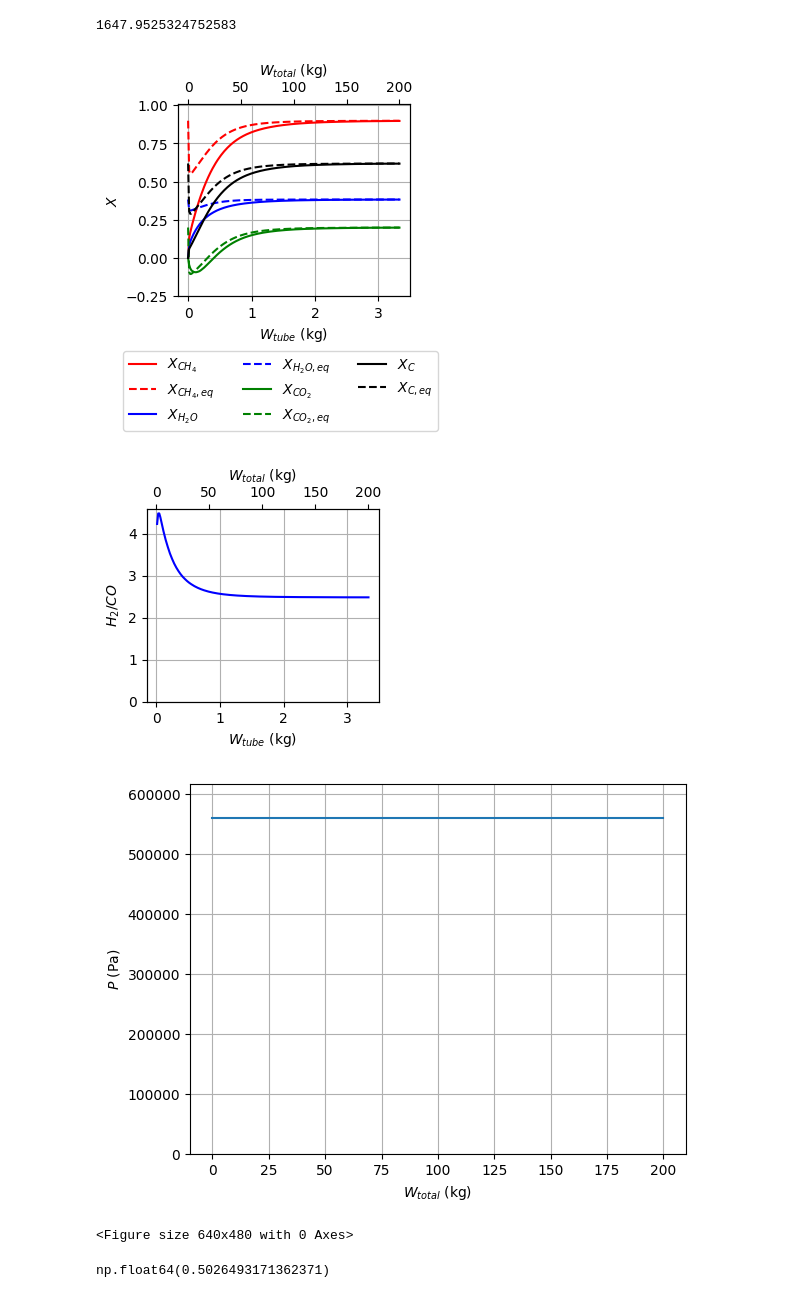
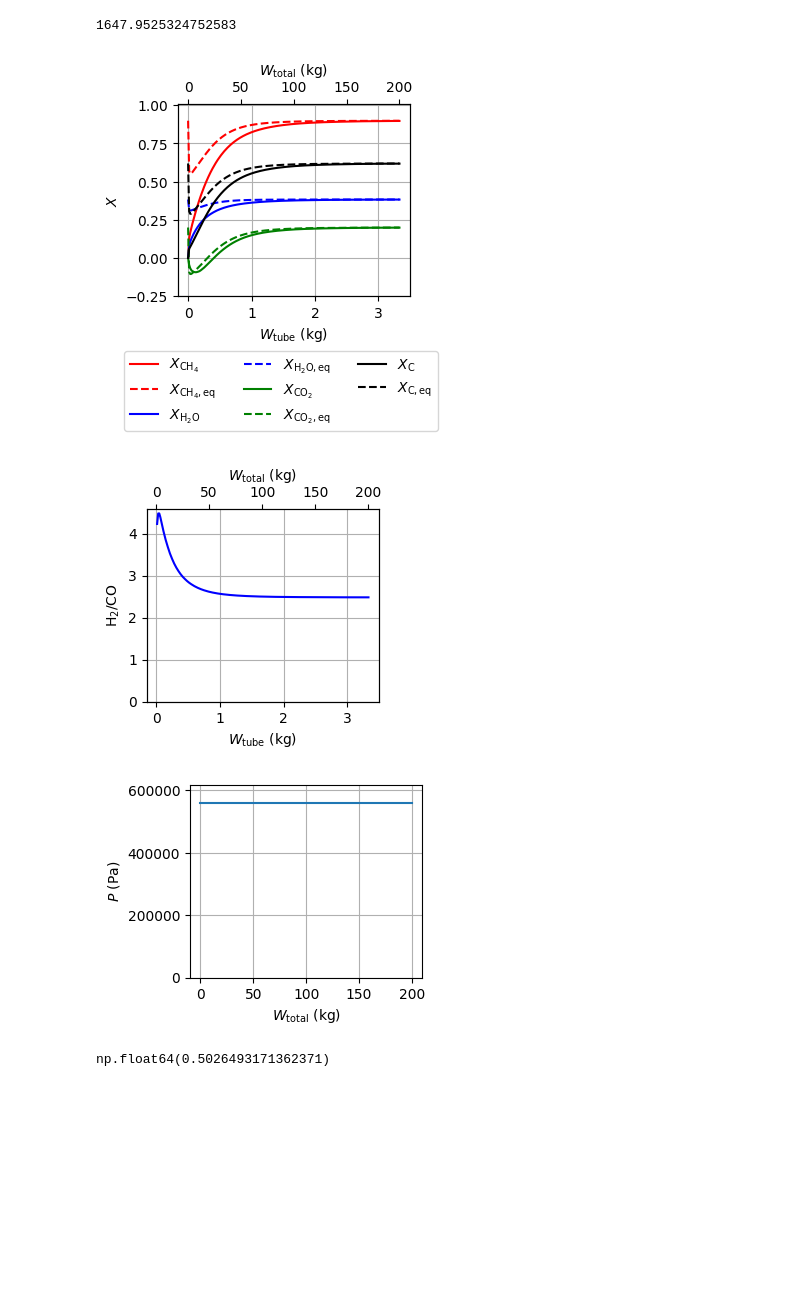
Before and after one commit to rafaelbeloduarte/BSR_reactor_parametric_study, a Jupyter notebook: BSR_pilot_reactor_complete_model_paper.ipynb, the cells around one changed output. Saved outputs shown, nothing was run; the diff lists cells and outputs as text; code cells hidden in the pictures; blank space fills up the shorter version.

```diff
--- a/BSR_pilot_reactor_complete_model_paper.ipynb
+++ b/BSR_pilot_reactor_complete_model_paper.ipynb
@@ -135,12 +135,12 @@ def odes(W, Y, T_a, D, U, Dp, eff_SRM, eff_WGS):
     return [dF_H2O_dW, dF_CO2_dW, dF_H2_dW, df_N2_dW, dF_CH4_dW, dF_CO_dW, dT_dW, dP_dW]
 # %%
 n_tubes = 60
-F_CH4_e = 0.1276 # mol/s
-F_CO2_e = 0.0851 # mol/s
-F_H2O_e = 2*F_CH4_e # mol/s
-F_CH4_e = F_CH4_e/n_tubes # mol/s
-F_CO2_e = F_CO2_e/n_tubes # mol/s
-F_H2O_e = F_H2O_e/n_tubes # mol/s
+F_CH4_in = 0.1276 # mol/s
+F_CO2_in = 0.0851 # mol/s
+F_H2O_in = 2*F_CH4_in # mol/s
+F_CH4_in = F_CH4_in/n_tubes # mol/s
+F_CO2_in = F_CO2_in/n_tubes # mol/s
+F_H2O_in = F_H2O_in/n_tubes # mol/s
 F_N2_e = 0
 F_H2_e = 0
 F_CO_e = 0
@@ -153,7 +153,7 @@ P0 = 5.6e5 # Pa
 bed_porosity = (0.9198/((D_our/Dp)**2)) + 0.3414
 cat_dens = 2530 # kg/m³
 bed_packing = (1-bed_porosity)*cat_dens
-Y0 = np.array([F_H2O_e, F_CO2_e, F_H2_e,  F_N2_e, F_CH4_e, F_CO_e, T_K, P0])
+Y0 = np.array([F_H2O_in, F_CO2_in, F_H2_e,  F_N2_e, F_CH4_in, F_CO_e, T_K, P0])
 
 mass_cat = 200 # kg
 mass_cat = mass_cat/n_tubes # kg
@@ -182,9 +182,9 @@ T = sol.y[6]
 Pressure = sol.y[7]
 T_out_C = T - 273
 
-X_CH4 = (F_CH4_e - F_CH4)/F_CH4_e
-X_CO2 = (F_CO2_e - F_CO2)/F_CO2_e
-X_H2O = (F_H2O_e - F_H2O)/F_H2O_e
+X_CH4 = (F_CH4_in - F_CH4)/F_CH4_in
+X_CO2 = (F_CO2_in - F_CO2)/F_CO2_in
+X_H2O = (F_H2O_in - F_H2O)/F_H2O_in
 # print(X_CH4, X_CO2, X_H2O)
 
 X_CH4 = (F_CH4[0] - F_CH4)/F_CH4[0]
@@ -213,11 +213,11 @@ for i in range(len(X_CH4)):
                 Dp, eff_SRM:= 0.03, eff_WGS:= 0.07),
                 method = 'BDF'
                )
-    X_CH4_eq.append((F_CH4_e - sol_eq.y[4][-1])/F_CH4_e)
-    X_CO2_eq.append((F_CO2_e - sol_eq.y[1][-1])/F_CO2_e)
-    X_H2O_eq.append((F_H2O_e - sol_eq.y[0][-1])/F_H2O_e)
-    X_C_eq.append(((F_CH4_e + F_CO2_e) - (sol_eq.y[4][-1] + sol_eq.y[1][-1]))/
-        (F_CH4_e + F_CO2_e))
+    X_CH4_eq.append((F_CH4_in - sol_eq.y[4][-1])/F_CH4_in)
+    X_CO2_eq.append((F_CO2_in - sol_eq.y[1][-1])/F_CO2_in)
+    X_H2O_eq.append((F_H2O_in - sol_eq.y[0][-1])/F_H2O_in)
+    X_C_eq.append(((F_CH4_in + F_CO2_in) - (sol_eq.y[4][-1] + sol_eq.y[1][-1]))/
+        (F_CH4_in + F_CO2_in))
 ### end equilibrium calculation
 
 fig, ax = plt.subplots(figsize=(3,2.5))
@@ -225,21 +225,21 @@ plt.grid(which='both')
 plt.ylabel('$X$')
 plt.ylim((-0.25,1.01))
 ax.plot(W_kg, X_CH4, linestyle = 'none')
-ax.set_xlabel('$W_{tube}$ (kg)')
+ax.set_xlabel(r'$W_{\mathrm{tube}}$ (kg)')
 ax2 = ax.twiny()
-ax2.plot(W_T_kg, X_CH4, color = 'red', label = '$X_{CH_4}$')
-ax2.plot(W_T_kg, X_CH4_eq, color = 'red', linestyle = 'dashed', label = '$X_{CH_4, eq}$')
+ax2.plot(W_T_kg, X_CH4, color = 'red', label = r'$X_{\mathrm{CH_4}}$')
+ax2.plot(W_T_kg, X_CH4_eq, color = 'red', linestyle = 'dashed', label = r'$X_{\mathrm{CH_4, eq}}$')
 
-ax2.plot(W_T_kg, X_H2O, color = 'blue', label = '$X_{H_2O}$')
-ax2.plot(W_T_kg, X_H2O_eq, color = 'blue', linestyle = 'dashed', label = '$X_{H_2O, eq}$')
+ax2.plot(W_T_kg, X_H2O, color = 'blue', label = r'$X_{\mathrm{H_2O}}$')
+ax2.plot(W_T_kg, X_H2O_eq, color = 'blue', linestyle = 'dashed', label = r'$X_{\mathrm{H_2O, eq}}$')
 
-ax2.plot(W_T_kg, X_CO2, color = 'green', label = '$X_{CO_2}$')
-ax2.plot(W_T_kg, X_CO2_eq, color = 'green', linestyle = 'dashed', label = '$X_{CO_2, eq}$')
+ax2.plot(W_T_kg, X_CO2, color = 'green', label = r'$X_{\mathrm{CO_2}}$')
+ax2.plot(W_T_kg, X_CO2_eq, color = 'green', linestyle = 'dashed', label = r'$X_{\mathrm{CO_2, eq}}$')
 
-ax2.plot(W_T_kg, X_C, color = 'black', label = '$X_{C}$')
-ax2.plot(W_T_kg, X_C_eq, color = 'black', linestyle = 'dashed', label = '$X_{C, eq}$')
+ax2.plot(W_T_kg, X_C, color = 'black', label = r'$X_{\mathrm{C}}$')
+ax2.plot(W_T_kg, X_C_eq, color = 'black', linestyle = 'dashed', label = r'$X_{\mathrm{C, eq}}$')
 plt.legend(bbox_to_anchor=(1.15, -0.25), ncols = 3)
-ax2.set_xlabel('$W_{total}$ (kg)')
+ax2.set_xlabel(r'$W_{\mathrm{total}}$ (kg)')
 # plt.xlim(0,max(W_kg)*1.3)
 fig_name = 'figure_W_vs_X.pdf'
 plt.savefig(fig_name, bbox_inches = 'tight')
@@ -247,44 +247,43 @@ plt.savefig(fig_name, bbox_inches = 'tight')
 H2_CO = F_H2/F_CO
 fig, ax = plt.subplots(figsize=(3,2.5))
 plt.grid(which='both')
-plt.ylabel('$H_2/CO$')
+plt.ylabel(r'$\mathrm{H_2/CO}$')
 ax.plot(W_kg, H2_CO, linestyle = 'none')
-ax.set_xlabel('$W_{tube}$ (kg)')
+ax.set_xlabel(r'$W_{\mathrm{tube}}$ (kg)')
 ax2 = ax.twiny()
 ax2.plot(W_T_kg, H2_CO, color = 'b')
-ax2.set_xlabel('$W_{total}$ (kg)')
+ax2.set_xlabel(r'$W_{\mathrm{total}}$ (kg)')
 plt.ylim(0, None)
 fig_name = 'figure_W_vs_H2_CO.pdf'
 plt.savefig(fig_name, bbox_inches = 'tight')
 
 
 W_T_kg_extrinsic = W_T_kg
 T_out_C_extrinsic = T_out_C
 # fig, axT = plt.subplots(figsize=(3,2.5))
 # plt.plot(W_T_kg, T_out_C, label = 'Extrínseco')
-# plt.xlabel('$W_{total}$ (kg)')
+# plt.xlabel(r'$W_{\mathrm{total}}$ (kg)')
 # plt.ylabel('$T$ (ºC)')
 # plt.grid(which='both')
 # plt.ylim(640,810)
 # fig_name = 'figure_W_vs_T.pdf'
 # plt.savefig(fig_name, bbox_inches = 'tight')
 # plt.savefig(fig_name, bbox_inches = 'tight')
 
 fig, ax = plt.subplots(figsize=(3,2.5))
 plt.plot(W_T_kg, Pressure)
-plt.xlabel('$W_{total}$ (kg)')
+plt.xlabel(r'$W_{\mathrm{total}}$ (kg)')
 plt.ylabel('$P$ (Pa)')
 plt.grid('both')
 plt.ticklabel_format(useOffset=False)
 plt.ylim(0, Pressure.max()*1.1)
 
 fig_name = 'figure_W_vs_P.pdf'
 plt.savefig(fig_name, bbox_inches = 'tight')
 # %% [output]
 [figure]
 [figure]
-[figure, old version]
+[figure, new version]
-<Figure size 640x480 with 0 Axes>
 # %%
 z = [4*(W)/(np.pi*((D_our)**2)*bed_packing) for W in W_kg]
 i, = np.where(W_T_kg < 80)
```
Also changed, not shown: parts of 58 cells of this notebook, 1 other file.
